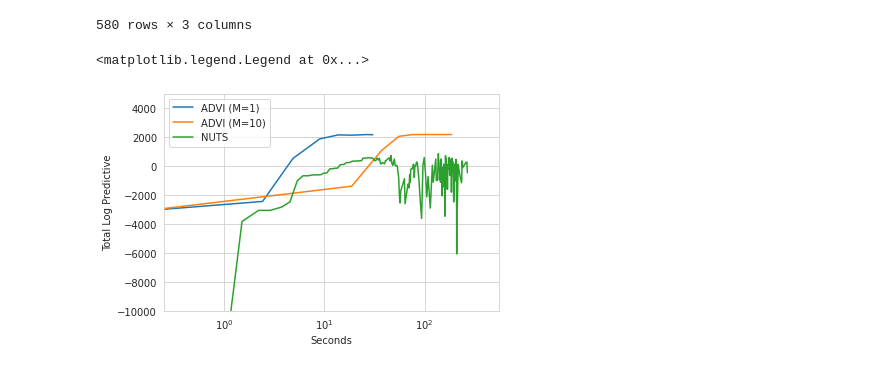
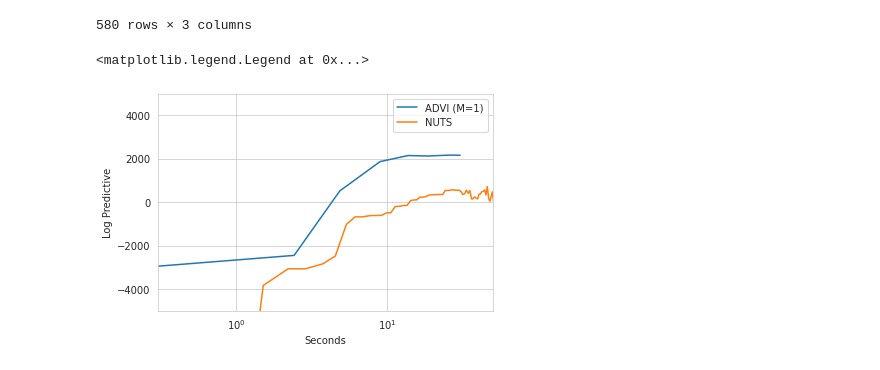
Before and after one commit to lorenzkuhn/advi, a Jupyter notebook: GMM.ipynb, the cells around one changed output. Drawn from its saved outputs; the diff is of its cells as text; code cells hidden in the pictures.

```diff
--- a/GMM.ipynb
+++ b/GMM.ipynb
@@ -380,19 +380,19 @@ output_hmc
 import seaborn as sns
 # %%
 # Generate plot
-output = output_advi_M1.append(output_advi_M10, ignore_index=True)
+output = output_advi_M1 #.append(output_advi_M10, ignore_index=True)
 output = output.append(output_nuts, ignore_index=True)
 #output = output.append(output_hmc, ignore_index=True)
 output['test_accuracy'] = output['test_accuracy'].astype('float')
 
 sns.set_style('whitegrid')
 results = sns.lineplot(data=output, x='t', y='test_accuracy', hue='model')
 results.set(xscale='log',
-            xlim=(0.25, 550),
-            ylim=(-10000, 5000),
+            xlim=(0.3, 50),
+            ylim=(-5000, 5000),
             xlabel='Seconds',
-            ylabel='Total Log Predictive')
-plt.legend(labels=['ADVI (M=1)', 'ADVI (M=10)', 'NUTS']) #, 'HMC'])
+            ylabel='Log Predictive')
+plt.legend(labels=['ADVI (M=1)', 'NUTS']) #, 'HMC'])
 # %% [output]
 <matplotlib.legend.Legend at 0x...>
-[figure, old version]
+[figure, new version]
```
Also changed, not shown: parts of 1 cell of this notebook.
